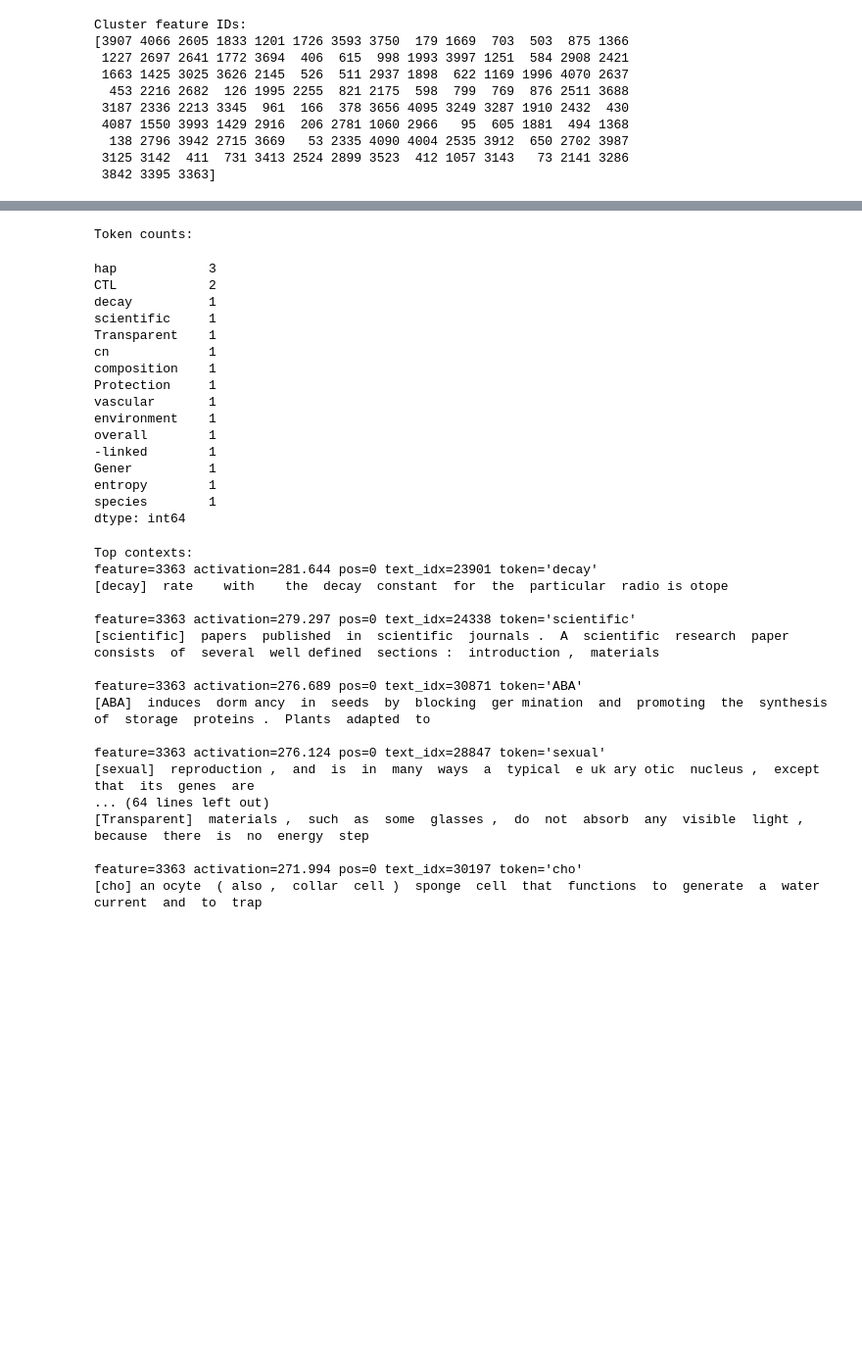
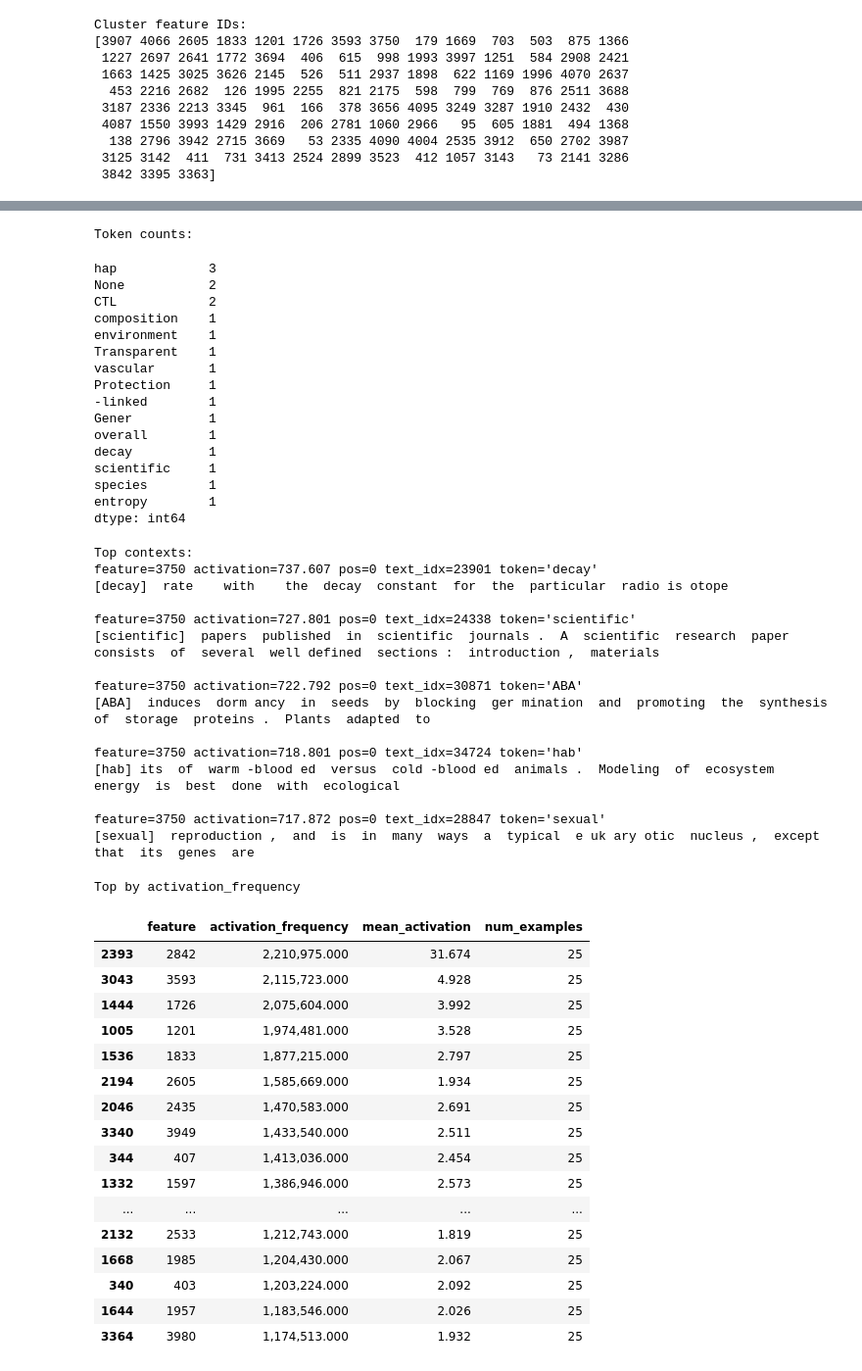
Before and after one commit to TanmayAgarwal123/CRIS_Labs_Spring_2026, a Jupyter notebook: sae_core/interp_analysis.ipynb, the cells around one changed output, grey strips where cells are left out. Shown at 98% size. Cells and saved outputs as stored; diff of their text form; code cells hidden in the pictures; blank space fills up the shorter version.

```diff
--- a/sae_core/interp_analysis.ipynb
+++ b/sae_core/interp_analysis.ipynb
@@ -1696,43 +1715,64 @@ fraction at pos 0: 0.9380869565217391
 # poly(decay), poly(decay), '8'/'0', poly(decay), poly(decay), poly(decay), poly(decay), poly(decay), poly(decay), poly(decay), poly(decay),
 # poly(decay), poly(decay), poly(decay), poly(decay), poly(decay)]
 # %%
-feature_id = 3363
+feature_id = 3750
 print("Token counts:")
 display(token_counts(feature_id))
 print("Top contexts:")
-show_feature(feature_id, n_examples=25)
+show_feature(feature_id, n_examples=5)
 # %% [output]
 Token counts:
 hap            3
+None           2
 CTL            2
+composition    1
+environment    1
+Transparent    1
+vascular       1
+Protection     1
+-linked        1
+Gener          1
+overall        1
 decay          1
 scientific     1
-Transparent    1
-cn             1
-composition    1
-Protection     1
-vascular       1
-environment    1
-overall        1
--linked        1
-Gener          1
+species        1
 entropy        1
-species        1
 dtype: int64
 Top contexts:
-feature=3363 activation=281.644 pos=0 text_idx=23901 token='decay'
+feature=3750 activation=737.607 pos=0 text_idx=23901 token='decay'
 [decay]  rate    with    the  decay  constant  for  the  particular  radio is otope
 
-feature=3363 activation=279.297 pos=0 text_idx=24338 token='scientific'
+feature=3750 activation=727.801 pos=0 text_idx=24338 token='scientific'
 [scientific]  papers  published  in  scientific  journals .  A  scientific  research  paper  consists  of  several  well defined  sections :  introduction ,  materials
 
-feature=3363 activation=276.689 pos=0 text_idx=30871 token='ABA'
+feature=3750 activation=722.792 pos=0 text_idx=30871 token='ABA'
 [ABA]  induces  dorm ancy  in  seeds  by  blocking  ger mination  and  promoting  the  synthesis  of  storage  proteins .  Plants  adapted  to
 
-feature=3363 activation=276.124 pos=0 text_idx=28847 token='sexual'
+feature=3750 activation=718.801 pos=0 text_idx=34724 token='hab'
+[hab] its  of  warm -blood ed  versus  cold -blood ed  animals .  Modeling  of  ecosystem  energy  is  best  done  with  ecological
+
+feature=3750 activation=717.872 pos=0 text_idx=28847 token='sexual'
 [sexual]  reproduction ,  and  is  in  many  ways  a  typical  e uk ary otic  nucleus ,  except  that  its  genes  are
-... (64 lines left out)
-[Transparent]  materials ,  such  as  some  glasses ,  do  not  absorb  any  visible  light ,  because  there  is  no  energy  step
-
-feature=3363 activation=271.994 pos=0 text_idx=30197 token='cho'
-[cho] an ocyte  ( also ,  collar  cell )  sponge  cell  that  functions  to  generate  a  water  current  and  to  trap
+# %%
+print("Top by activation_frequency")
+top_freq = df.nlargest(20, "activation_frequency")["feature activation_frequency mean_activation num_examples".split()]
+display(top_freq)
+# %% [output]
+Top by activation_frequency
+|  | feature | activation_frequency | mean_activation | num_examples |
+| 2393 | 2842 | 2,210,975.000 | 31.674 | 25 |
+| 3043 | 3593 | 2,115,723.000 | 4.928 | 25 |
+| 1444 | 1726 | 2,075,604.000 | 3.992 | 25 |
+| 1005 | 1201 | 1,974,481.000 | 3.528 | 25 |
+| 1536 | 1833 | 1,877,215.000 | 2.797 | 25 |
+| 2194 | 2605 | 1,585,669.000 | 1.934 | 25 |
+| 2046 | 2435 | 1,470,583.000 | 2.691 | 25 |
+| 3340 | 3949 | 1,433,540.000 | 2.511 | 25 |
+| 344 | 407 | 1,413,036.000 | 2.454 | 25 |
+| 1332 | 1597 | 1,386,946.000 | 2.573 | 25 |
+| ... | ... | ... | ... | ... |
+| 2132 | 2533 | 1,212,743.000 | 1.819 | 25 |
+| 1668 | 1985 | 1,204,430.000 | 2.067 | 25 |
+| 340 | 403 | 1,203,224.000 | 2.092 | 25 |
+| 1644 | 1957 | 1,183,546.000 | 2.026 | 25 |
+| 3364 | 3980 | 1,174,513.000 | 1.932 | 25 |
```
Also changed, not shown: parts of 11 cells of this notebook.
